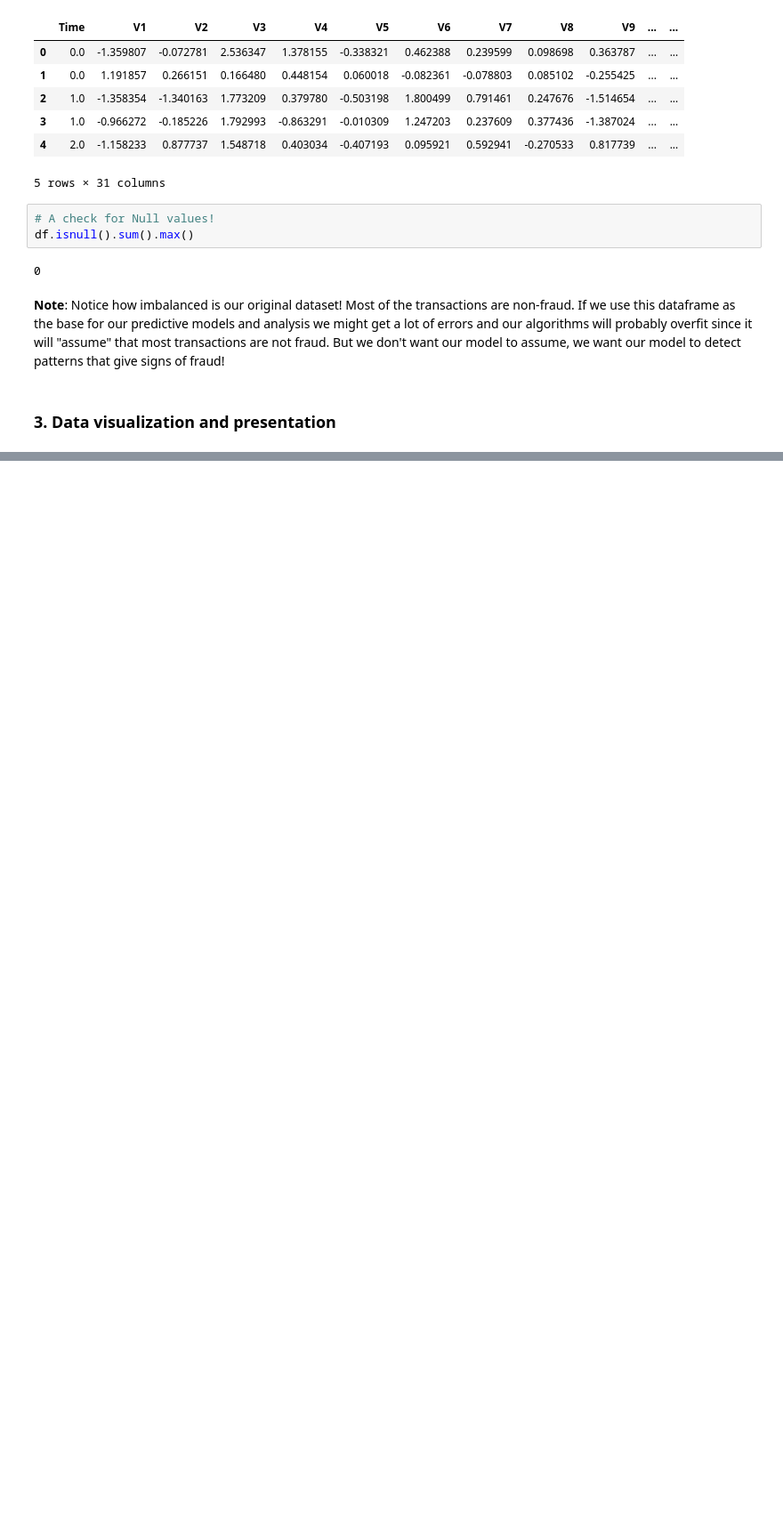
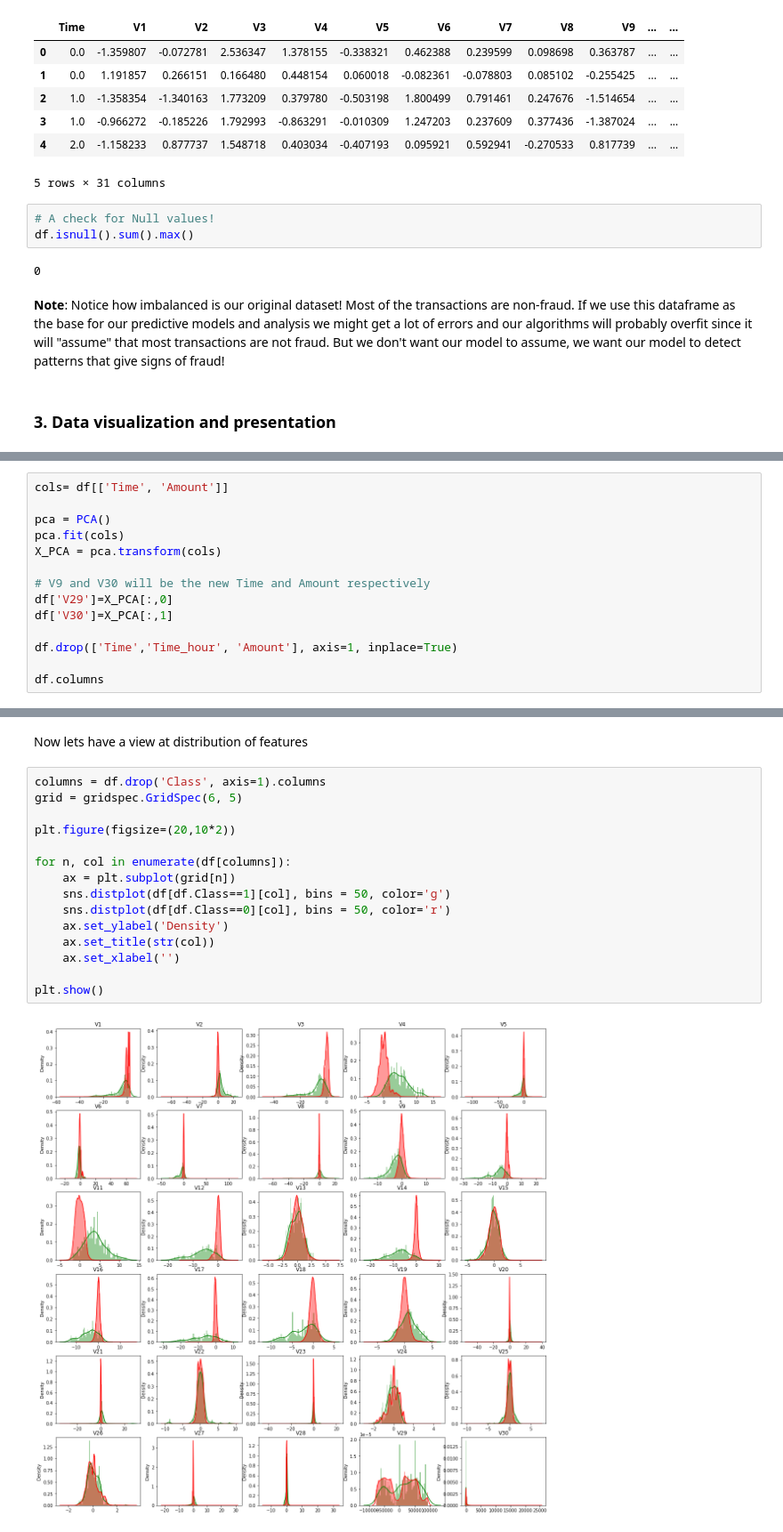
Before and after one commit to OdenDavid/Credit-Card-Fraud-Detection, a Jupyter notebook: project.ipynb, the cells around one changed output, grey strips where cells are left out. Shown at 89% size. Saved outputs shown, nothing was run; the diff lists cells and outputs as text; blank space fills up the shorter version.

```diff
--- a/project.ipynb
+++ b/project.ipynb
@@ -132,0 +155,14 @@ Text(0.5, 1.0, 'Class Distributions \n (0: No Fraud || 1: Fraud)')
+# %%
+cols= df[['Time', 'Amount']]
+
+pca = PCA()
+pca.fit(cols)
+X_PCA = pca.transform(cols)
+
+# V9 and V30 will be the new Time and Amount respectively
+df['V29']=X_PCA[:,0]
+df['V30']=X_PCA[:,1]
+
+df.drop(['Time','Time_hour', 'Amount'], axis=1, inplace=True)
+
+df.columns
@@ -132,0 +174,19 @@ Text(0.5, 1.0, 'Class Distributions \n (0: No Fraud || 1: Fraud)')
+# %% [markdown]
+Now lets have a view at distribution of features
+# %%
+columns = df.drop('Class', axis=1).columns
+grid = gridspec.GridSpec(6, 5)
+
+plt.figure(figsize=(20,10*2))
+
+for n, col in enumerate(df[columns]):
+    ax = plt.subplot(grid[n])
+    sns.distplot(df[df.Class==1][col], bins = 50, color='g')
+    sns.distplot(df[df.Class==0][col], bins = 50, color='r')
+    ax.set_ylabel('Density')
+    ax.set_title(str(col))
+    ax.set_xlabel('')
+
+plt.show()
+# %% [output]
+[figure, added]
```
Also changed, not shown: parts of 12 cells of this notebook.
